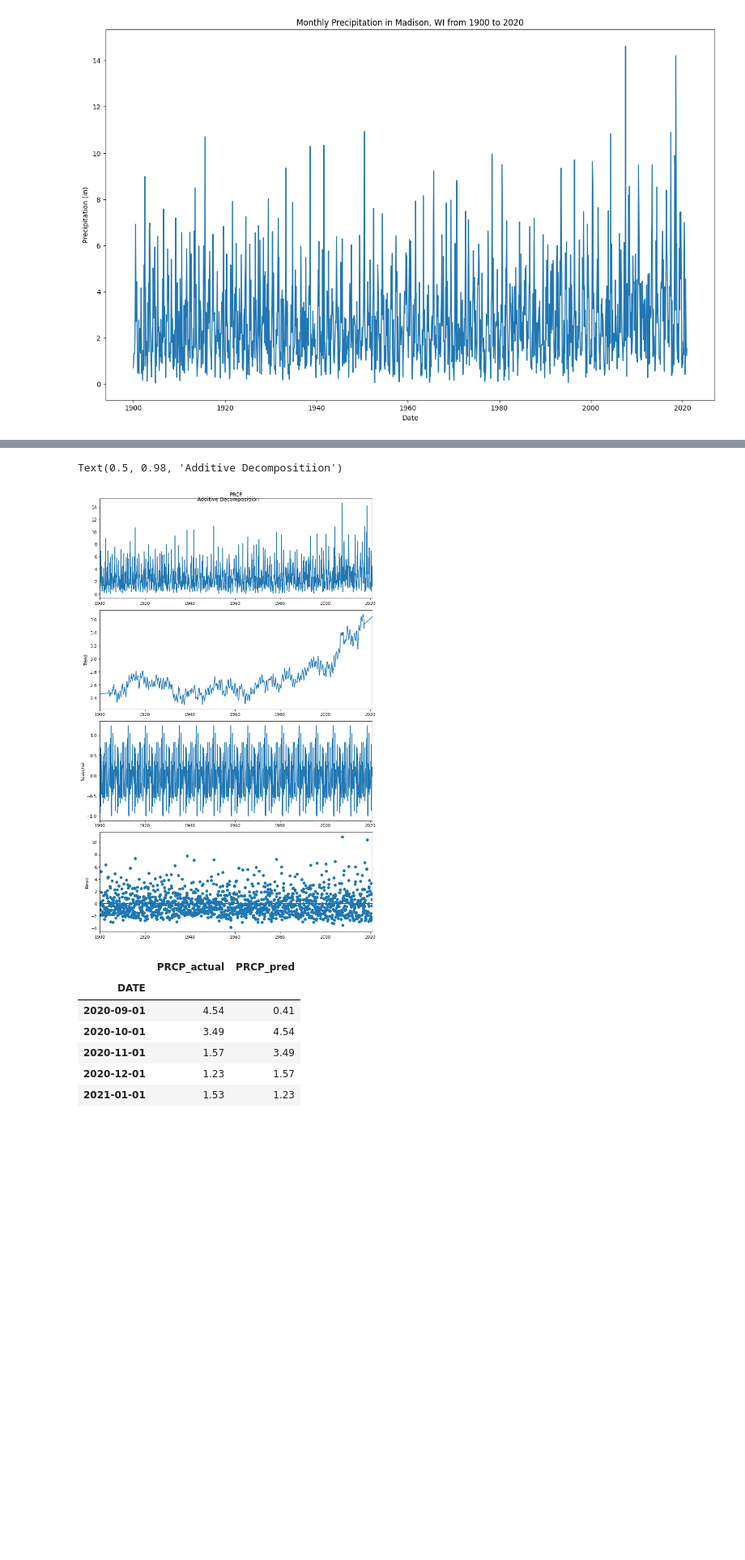
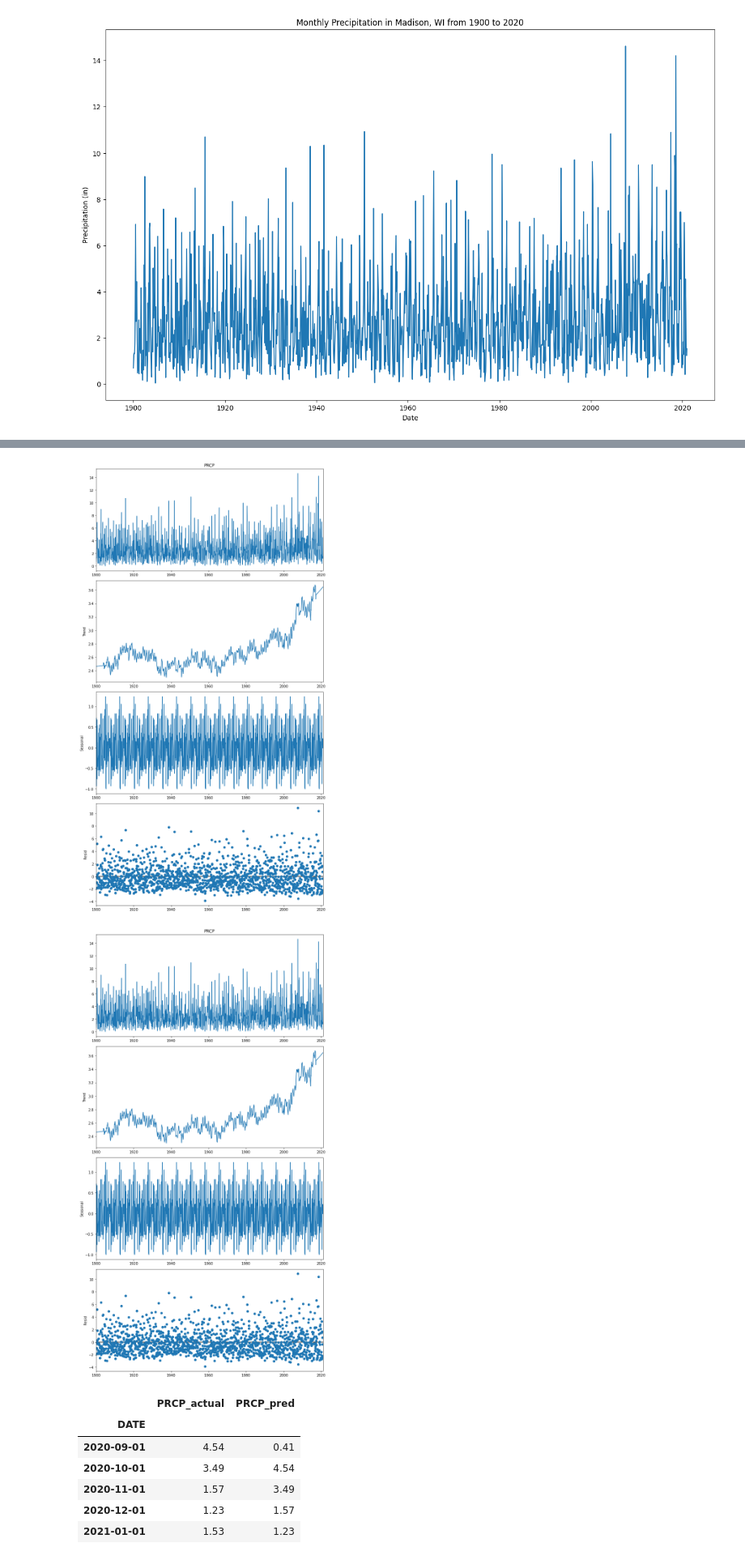
Before and after one commit to nathanasiou/weather-ML, a Jupyter notebook: model-SARIMA.ipynb, the cells around one changed output, grey strips where cells are left out. Shown at 81% size. Cells and saved outputs as stored; diff of their text form; code cells hidden in the pictures; blank space fills up the shorter version.

```diff
--- a/model-SARIMA.ipynb
+++ b/model-SARIMA.ipynb
@@ -72,15 +74,15 @@ prcp_mean.plot()
 # %%
 # decompose
 from statsmodels.tsa.seasonal import seasonal_decompose
 result_add = seasonal_decompose(dprcp.PRCP[:], model = 'additive', extrapolate_trend = 'freq', freq = 91)
 
 # plot
-plt.rcParams.update({'figure.figsize': (10,15)})
-result_add.plot().suptitle('Additive Decompositiion')
+plt.rcParams.update({'figure.figsize': (10,18)})
+result_add.plot()
 # reasonably stable
 # %% [output]
-Text(0.5, 0.98, 'Additive Decompositiion')
-[figure, old version]
+[figure, new version]
+[figure, added]
 # %%
 ## baseline model
 # %%
```
Also changed, not shown: parts of 11 cells of this notebook, 3 other files.
